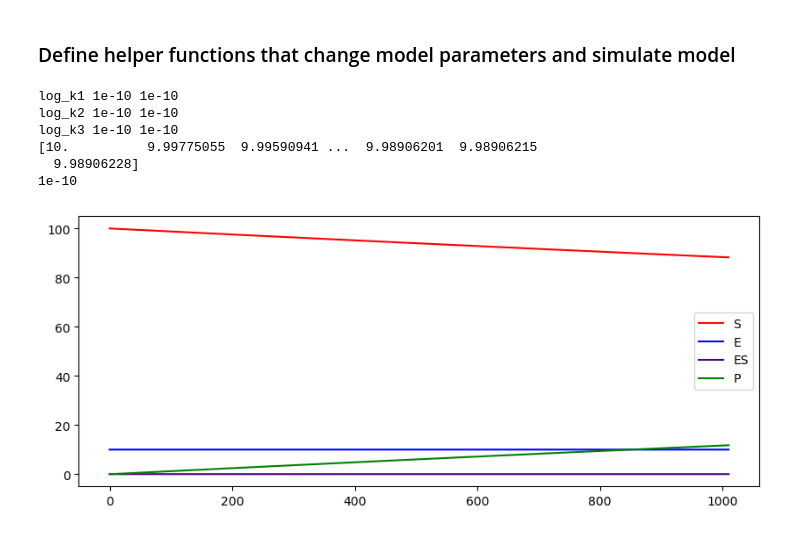
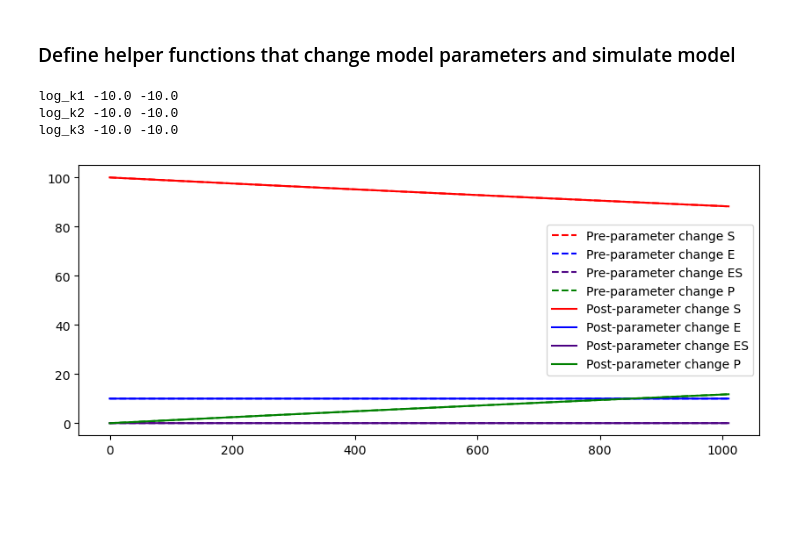
Before and after one commit to LarkinIt/ModelCalibrationExamples, a Jupyter notebook: Michaelis-Menten/mm_example.ipynb, the cells around one changed output. Cells and saved outputs as stored; diff of their text form; code cells hidden in the pictures; blank space fills up the shorter version.

Commit message:
Added plot to show bug

```diff
--- a/Michaelis-Menten/mm_example.ipynb
+++ b/Michaelis-Menten/mm_example.ipynb
@@ -107,36 +107,37 @@ Different model values post-reset (for clarification purposes):
 ### Define helper functions that change model parameters and simulate model
 # %%
 def change_and_run(new_params):
-    rr.resetAll()
+    rr.reset()
     #rr["init([S1])"] = float(init_conds[0]) # change initial substrate concentration
     #rr["init([S2])"] = float(init_conds[1]) # change initial enzyme concentration
     for name,val in zip(PARAMS, new_params):
         rr[name] = val
         print(name, val, rr[name])
     try:
         res = rr.simulate(0, 1010, 10100)
         #print(res)
     except:
         res = []
     return res
 
+plt.figure(figsize=(10,4))
+orig_traj = rr.simulate(0,1010,10100)
+orig_ts = orig_traj[:, 0]
+orig_specs = np.transpose(orig_traj[:, 1:])
+for cur_label, cur_traj, cur_c in zip(SPECIES, orig_specs, SPECIES_COLORS):
+    plt.plot(orig_ts, cur_traj, c=cur_c, label="Pre-parameter change %s"%cur_label, linestyle="--")
+plt.legend();
+
 # sanity check by setting all parameters to near 0
-traj = change_and_run([10**-10.0, 10**-10.0, 10**-10.0])
-print(traj[:, 2])
+traj = change_and_run([-10.0, -10.0, -10.0])
 traj_ts = traj[:, 0]
 traj_specs = np.transpose(traj[:, 1:])
 
-
-plt.figure(figsize=(10,4))
 for cur_label, cur_traj, cur_c in zip(SPECIES, traj_specs, SPECIES_COLORS):
-    plt.plot(traj_ts, cur_traj, c=cur_c, label=cur_label)
+    plt.plot(traj_ts, cur_traj, c=cur_c, label="Post-parameter change %s"%cur_label)
 plt.legend();
-print(rr['log_k2'])
 # %% [output]
-log_k1 1e-10 1e-10
-log_k2 1e-10 1e-10
-log_k3 1e-10 1e-10
-[10.          9.99775055  9.99590941 ...  9.98906201  9.98906215
-  9.98906228]
-1e-10
+log_k1 -10.0 -10.0
+log_k2 -10.0 -10.0
+log_k3 -10.0 -10.0
-[figure, old version]
+[figure, new version]
```
